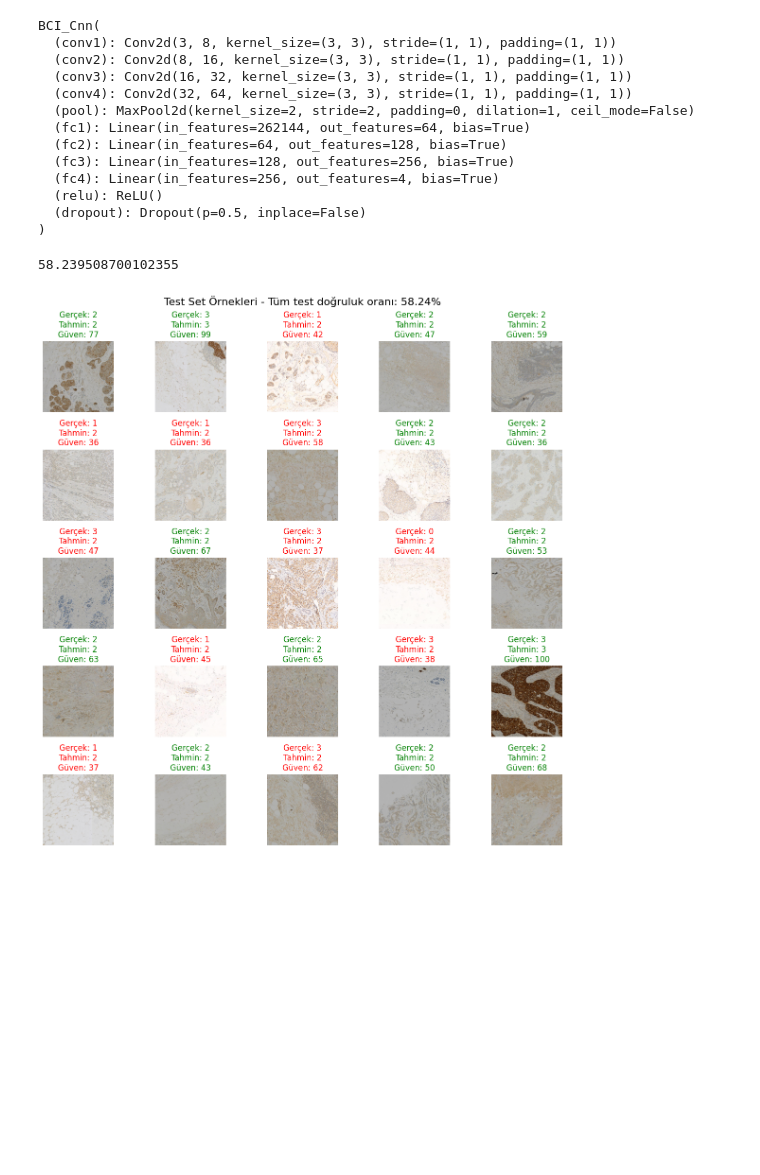
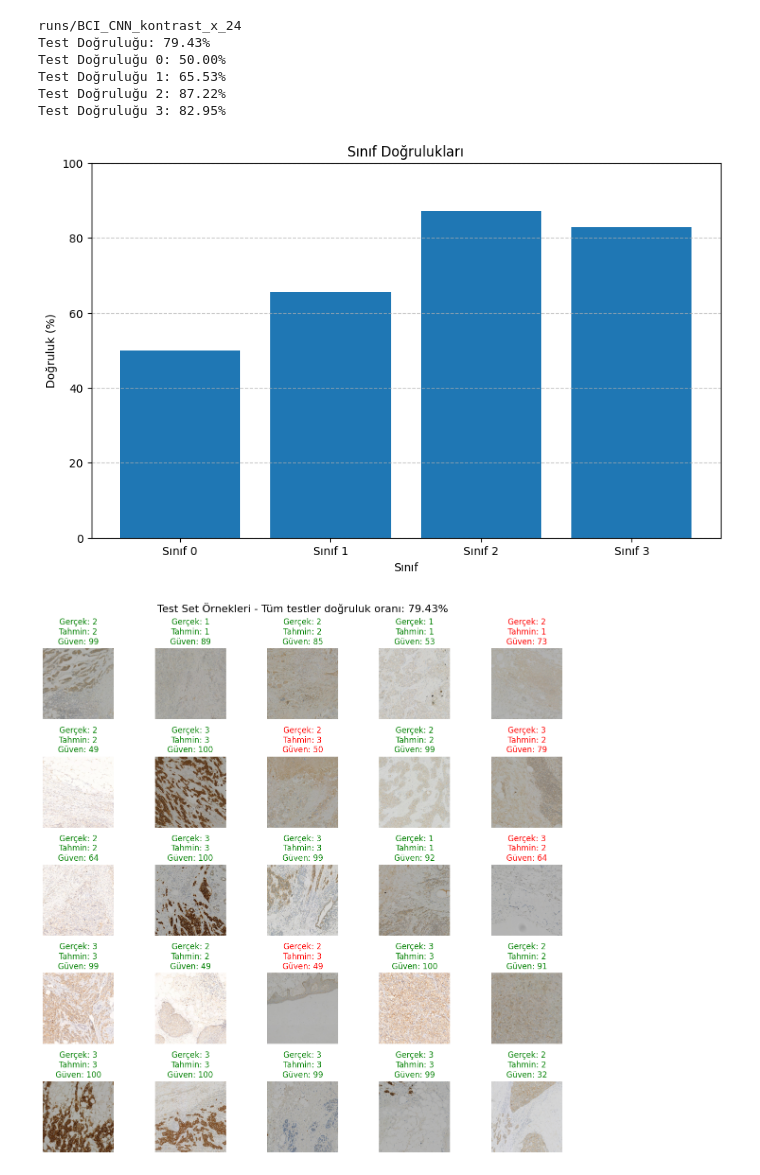
Before and after one commit to halak0013/MedImage-CNNClassifier, a Jupyter notebook: bci_tespit.ipynb, the cells around one changed output. Drawn from its saved outputs; the diff is of its cells as text; code cells hidden in the pictures; blank space fills up the shorter version.

```diff
--- a/bci_tespit.ipynb
+++ b/bci_tespit.ipynb
@@ -501,8 +566,8 @@ plt.show()
 # %%
-log_dir = f"runs/{experiment_name}_{datetime.datetime.now().strftime('%Y%m%d-%H%M%S')}"
-
+log_dir = f"runs/{experiment_name}_{experiment_num}"
+print(log_dir)
 best_model = BCI_Cnn()
-best_model.load_state_dict(torch.load(f"{log_dir}/best_model.pth"))
+best_model.load_state_dict(torch.load(f"{log_dir}/best_model{model_extension}"))
 best_model.to(device)
 best_model.eval()
 
@@ -519,55 +584,38 @@ with torch.no_grad():
         images = images.to(device)
         labels = labels.to(device)
 
         outputs = best_model(images)
         _, predicted = torch.max(outputs, 1)
 
         total += labels.size(0)
         correct += (predicted == labels).sum().item()
 
         for i in range(len(labels)):
             label = labels[i].item()
             class_correct[label] += (predicted[i] == label).item()
             class_total[label] += 1
-            if predicted[i] == label:
-                class_correct[label] += 1
 
 acc = 100 * correct / total
 print(f"Test Doğruluğu: {acc:.2f}%")
 for i in range(4):
     class_acc = 100 * class_correct[i] / class_total[i]
     print(f"Test Doğruluğu {i}: {class_acc:.2f}%")
 
 plt.figure(figsize=(10, 6))
 class_acc = [100 * class_correct[i] / class_total[i] for i in range(4)]
 plt.bar(range(4), class_acc)
 plt.xlabel('Sınıf')
 plt.ylabel('Doğruluk (%)')
 plt.title('Sınıf Doğrulukları')
 plt.xticks(range(4), [f"Sınıf {i}" for i in range(4)])
 plt.ylim(0, 100)
 plt.grid(axis='y', linestyle='--', alpha=0.7)
 plt.show()
+# %% [output]
+runs/BCI_CNN_kontrast_x_24
+Test Doğruluğu: 79.43%
+Test Doğruluğu 0: 50.00%
+Test Doğruluğu 1: 65.53%
+Test Doğruluğu 2: 87.22%
+Test Doğruluğu 3: 82.95%
+[figure, added]
-# %%
-experiment_name = "BCI_CNN"
-emxperiment_no = 1
-log_dir = f"runs/{experiment_name}_{datetime.datetime.now().strftime('%Y%m%d-%H%M%S')}"
-best_model = BCI_Cnn()
-best_model.load_state_dict(torch.load(f"runs/BCI_CNN_20250414-232117/best_model.pth"))
-device = torch.device("cuda" if torch.cuda.is_available() else "cpu")
-best_model.to(device)
-best_model.eval()
-# %% [output]
-BCI_Cnn(
-  (conv1): Conv2d(3, 8, kernel_size=(3, 3), stride=(1, 1), padding=(1, 1))
-  (conv2): Conv2d(8, 16, kernel_size=(3, 3), stride=(1, 1), padding=(1, 1))
-  (conv3): Conv2d(16, 32, kernel_size=(3, 3), stride=(1, 1), padding=(1, 1))
-  (conv4): Conv2d(32, 64, kernel_size=(3, 3), stride=(1, 1), padding=(1, 1))
-  (pool): MaxPool2d(kernel_size=2, stride=2, padding=0, dilation=1, ceil_mode=False)
-  (fc1): Linear(in_features=262144, out_features=64, bias=True)
-  (fc2): Linear(in_features=64, out_features=128, bias=True)
-  (fc3): Linear(in_features=128, out_features=256, bias=True)
-  (fc4): Linear(in_features=256, out_features=4, bias=True)
-  (relu): ReLU()
-  (dropout): Dropout(p=0.5, inplace=False)
-)
@@ -589,8 +622,5 @@ test_acc = 100 * correct / total
-# %%
-test_acc
-# %% [output]
-58.239508700102355
 # %%
+test_acc = 100 * correct / total
 data_iter = iter(test_loader)
 images, labels = next(data_iter)
 
@@ -622,7 +652,7 @@ plt.tight_layout()
 plt.subplots_adjust(top=0.9)
 plt.show()
 # %% [output]
-[figure, old version]
+[figure, new version]
 # %%
 from sklearn.metrics import confusion_matrix, ConfusionMatrixDisplay
 
```
Also changed, not shown: parts of 22 cells of this notebook, 9 other files.
